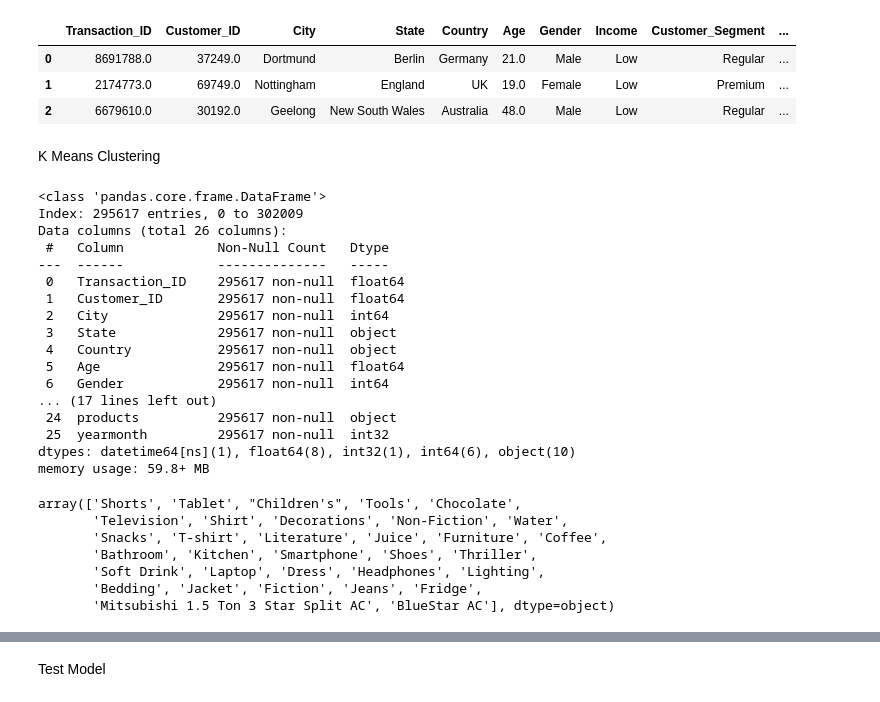
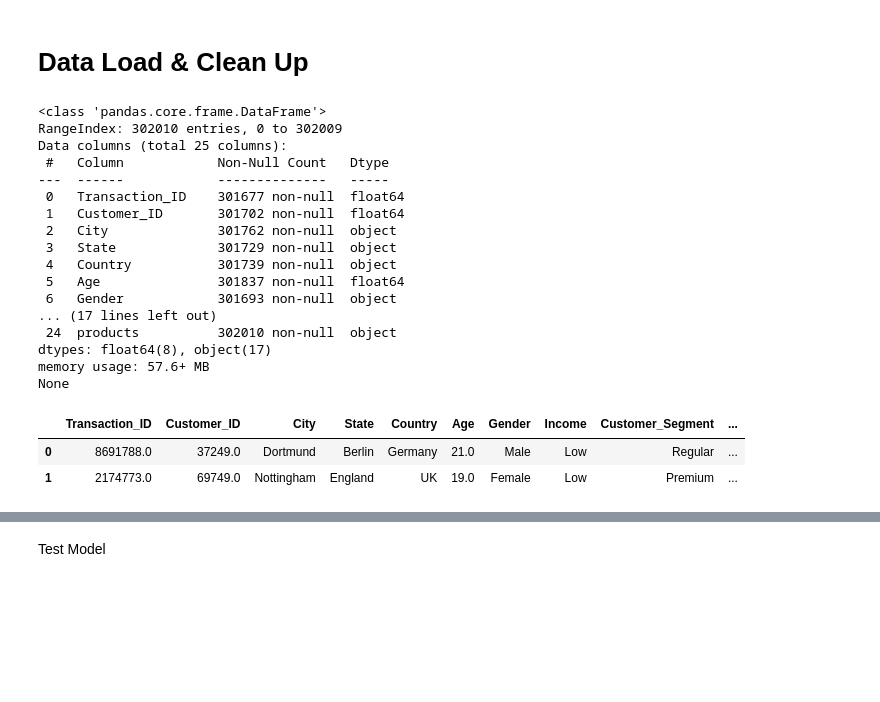
Before and after one commit to JesJH/team_project, a Jupyter notebook: model/Jes_CustomerSegmentation.ipynb, the cells around one changed output, grey strips where cells are left out. Drawn from its saved outputs; the diff is of its cells as text; code cells hidden in the pictures; blank space fills up the shorter version.

```diff
--- a/model/Jes_CustomerSegmentation.ipynb
+++ b/model/Jes_CustomerSegmentation.ipynb
@@ -12,28 +16,35 @@ warnings.filterwarnings('ignore')
 pd.set_option('display.max_rows',50)
 pd.set_option('display.max_columns',50)
 pd.set_option('display.width',100)
+# %% [markdown]
+# Data Load & Clean Up
 # %%
-df = pd.read_csv(r'D:\Jes\Education\2024 DSI\Week 8 - Team Project\Team Git\team_project\data\raw\new_retail_data.csv')
-# Select columns I need
-df = df[['Transaction_ID','Customer_ID','City', 'State','Country', 'Age', 'Gender', 'Income',
+df_raw = pd.read_csv(r'D:\Jes\Education\2024 DSI\Week 8 - Team Project\Team Git\team_project\data\raw\new_retail_data.csv', usecols = ['Transaction_ID','Customer_ID','City', 'State','Country', 'Age', 'Gender', 'Income',
        'Customer_Segment', 'Date', 'Year', 'Month', 'Time', 'Total_Purchases',
        'Amount', 'Total_Amount', 'Product_Category', 'Product_Brand',
        'Product_Type', 'Feedback', 'Shipping_Method', 'Payment_Method',
-       'Order_Status', 'Ratings', 'products']]
+       'Order_Status', 'Ratings', 'products'])
 
-# Drop null rows
-df = df.dropna()
-
-# Data type conversions
-df['Date'] = pd.to_datetime(df['Date'], format='%m/%d/%Y')
-# Create a new column to store yearmonth as integer
-df['yearmonth'] = df['Date'].dt.strftime('%Y%m').astype(int)
-
-df.head(3)
+print(df_raw.info())
+df_raw.head(2)
 # %% [output]
+<class 'pandas.core.frame.DataFrame'>
+RangeIndex: 302010 entries, 0 to 302009
+Data columns (total 25 columns):
+ #   Column            Non-Null Count   Dtype
+---  ------            --------------   -----
+ 0   Transaction_ID    301677 non-null  float64
+ 1   Customer_ID       301702 non-null  float64
+ 2   City              301762 non-null  object
+ 3   State             301729 non-null  object
+ 4   Country           301739 non-null  object
+ 5   Age               301837 non-null  float64
+ 6   Gender            301693 non-null  object
+... (17 lines left out)
+ 24  products          302010 non-null  object
+dtypes: float64(8), object(17)
+memory usage: 57.6+ MB
+None
 |  | Transaction_ID | Customer_ID | City | State | Country | Age | Gender | Income | Customer_Segment | ... |
 | 0 | 8691788.0 | 37249.0 | Dortmund | Berlin | Germany | 21.0 | Male | Low | Regular | ... |
 | 1 | 2174773.0 | 69749.0 | Nottingham | England | UK | 19.0 | Female | Low | Premium | ... |
-| 2 | 6679610.0 | 30192.0 | Geelong | New South Wales | Australia | 48.0 | Male | Low | Regular | ... |
-# %% [markdown]
-K Means Clustering
@@ -43,30 +50,0 @@ from sklearn.preprocessing import StandardScaler, LabelEncoder
-# %%
-df.info()
-# %% [output]
-<class 'pandas.core.frame.DataFrame'>
-Index: 295617 entries, 0 to 302009
-Data columns (total 26 columns):
- #   Column            Non-Null Count   Dtype
----  ------            --------------   -----
- 0   Transaction_ID    295617 non-null  float64
- 1   Customer_ID       295617 non-null  float64
- 2   City              295617 non-null  int64
- 3   State             295617 non-null  object
- 4   Country           295617 non-null  object
- 5   Age               295617 non-null  float64
- 6   Gender            295617 non-null  int64
-... (17 lines left out)
- 24  products          295617 non-null  object
- 25  yearmonth         295617 non-null  int32
-dtypes: datetime64[ns](1), float64(8), int32(1), int64(6), object(10)
-memory usage: 59.8+ MB
-# %%
-df['Product_Type'].unique()
-# %% [output]
-array(['Shorts', 'Tablet', "Children's", 'Tools', 'Chocolate',
-       'Television', 'Shirt', 'Decorations', 'Non-Fiction', 'Water',
-       'Snacks', 'T-shirt', 'Literature', 'Juice', 'Furniture', 'Coffee',
-       'Bathroom', 'Kitchen', 'Smartphone', 'Shoes', 'Thriller',
-       'Soft Drink', 'Laptop', 'Dress', 'Headphones', 'Lighting',
-       'Bedding', 'Jacket', 'Fiction', 'Jeans', 'Fridge',
-       'Mitsubishi 1.5 Ton 3 Star Split AC', 'BlueStar AC'], dtype=object)
```
Also changed, not shown: parts of 24 cells of this notebook, 1 other file.
